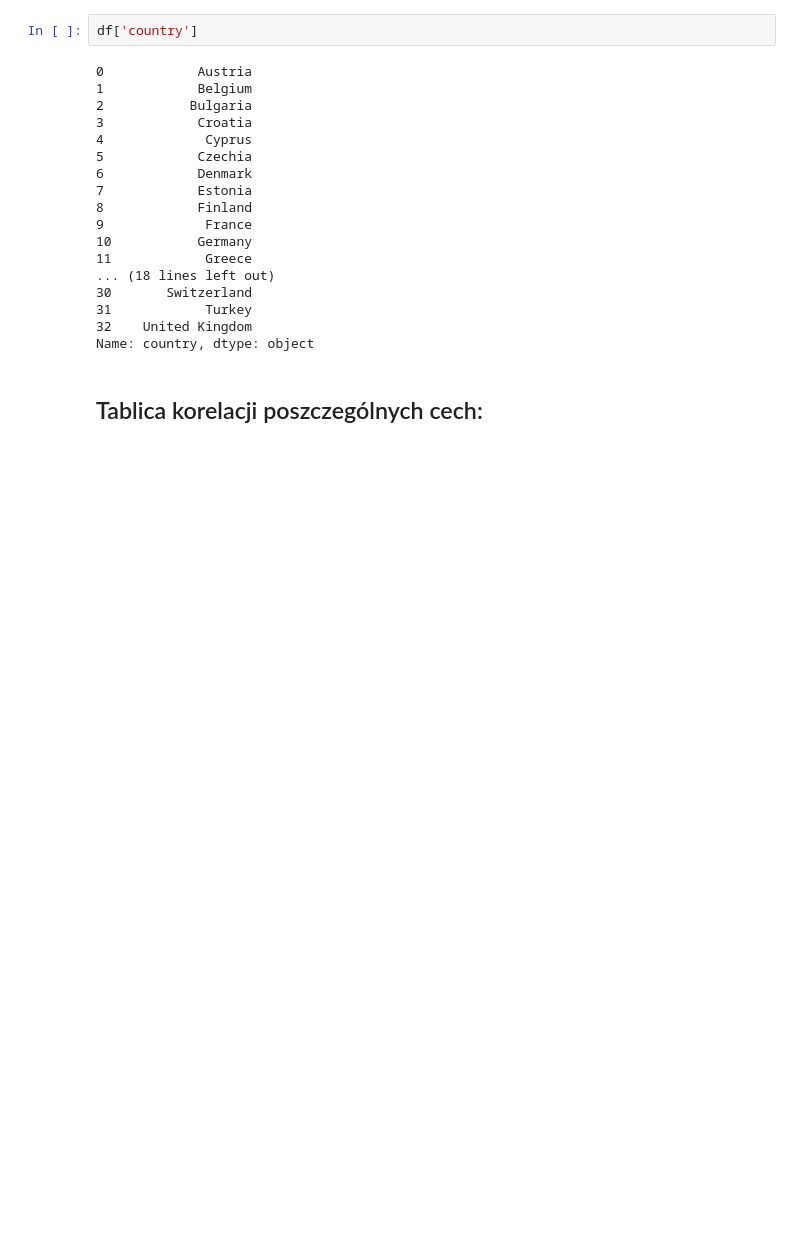
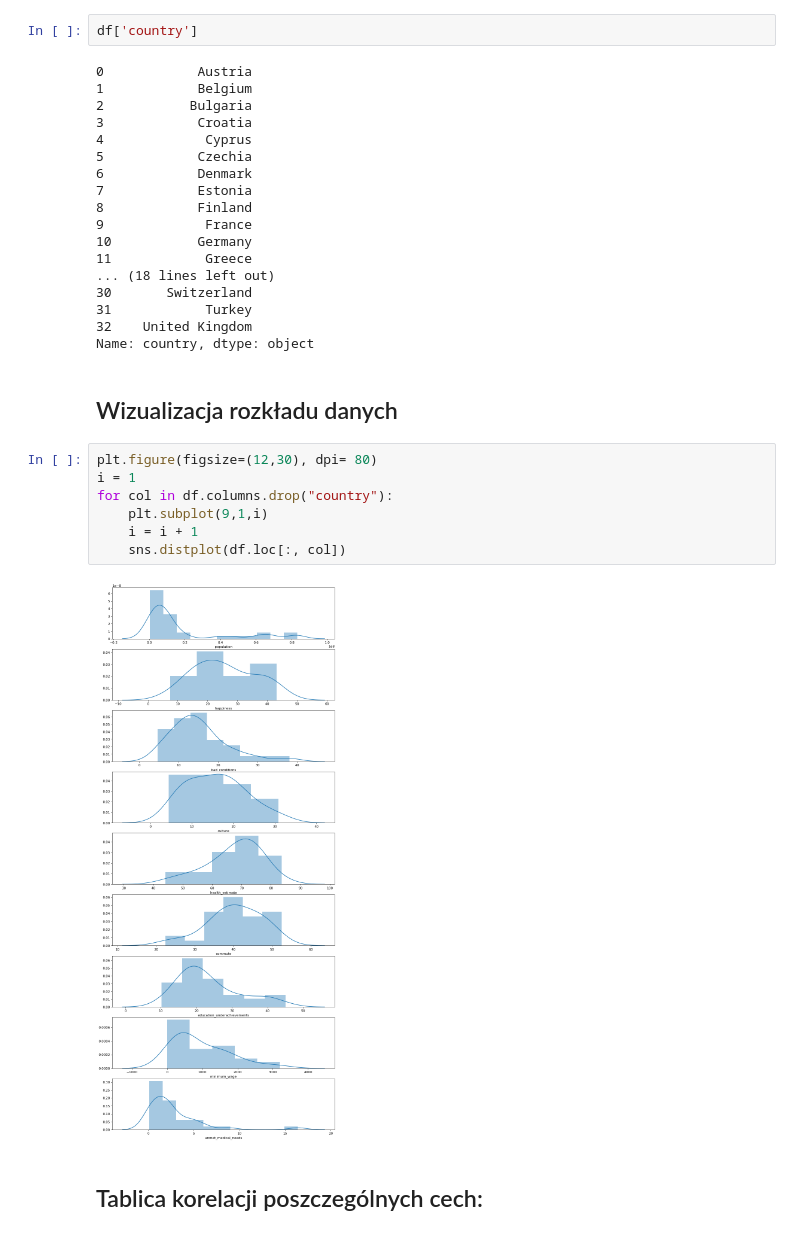
Before and after one commit to McCastles/MED-project, a Jupyter notebook: notebooks/Exploratory analysis.ipynb, the cells around one changed output. Drawn from its saved outputs; the diff is of its cells as text; blank space fills up the shorter version.

Commit message:
Added basic visualisation and task description

```diff
--- a/notebooks/Exploratory analysis.ipynb
+++ b/notebooks/Exploratory analysis.ipynb
@@ -76,6 +76,17 @@ df['country']
 31            Turkey
 32    United Kingdom
 Name: country, dtype: object
+# %% [markdown]
+## Wizualizacja rozkładu danych
+# %%
+plt.figure(figsize=(12,30), dpi= 80)
+i = 1
+for col in df.columns.drop("country"):
+    plt.subplot(9,1,i)
+    i = i + 1
+    sns.distplot(df.loc[:, col])
+# %% [output]
+[figure, added]
 # %% [markdown]
 ## Tablica korelacji poszczególnych cech:
 # %%
```
Also changed, not shown: parts of 5 cells of this notebook.
